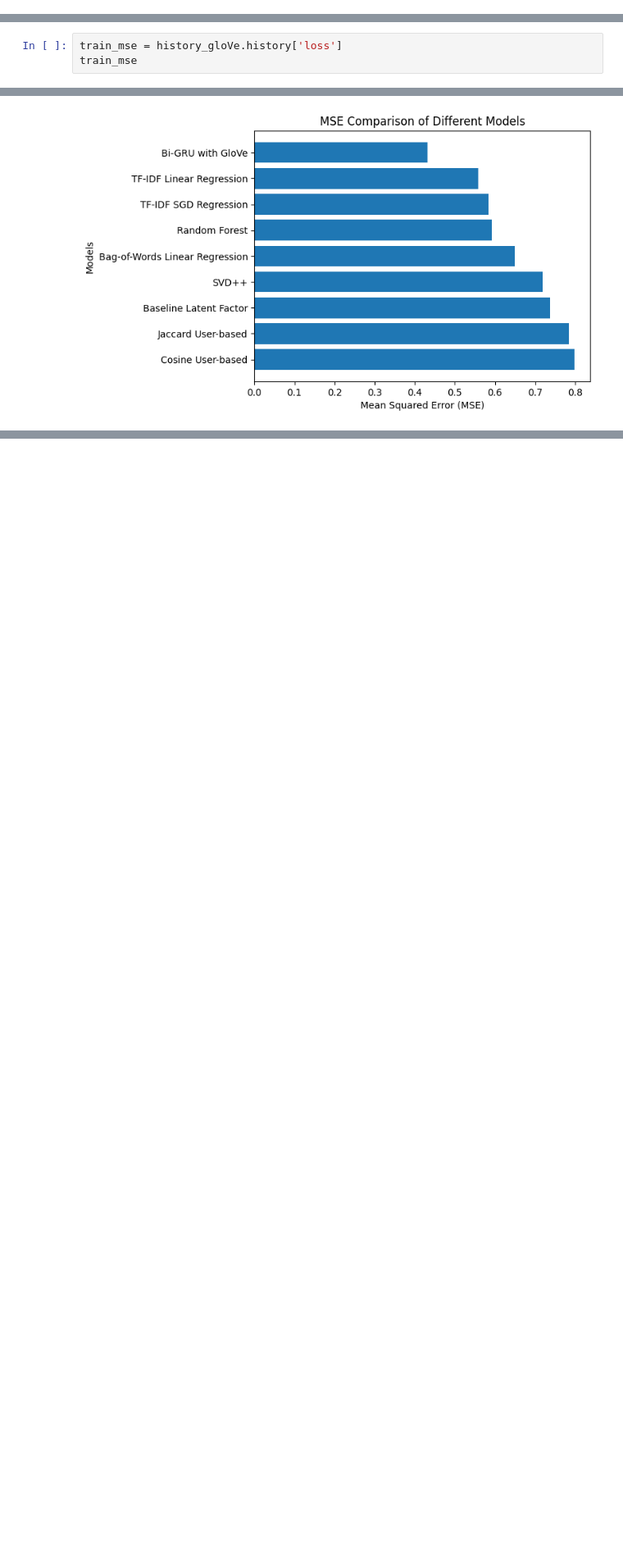
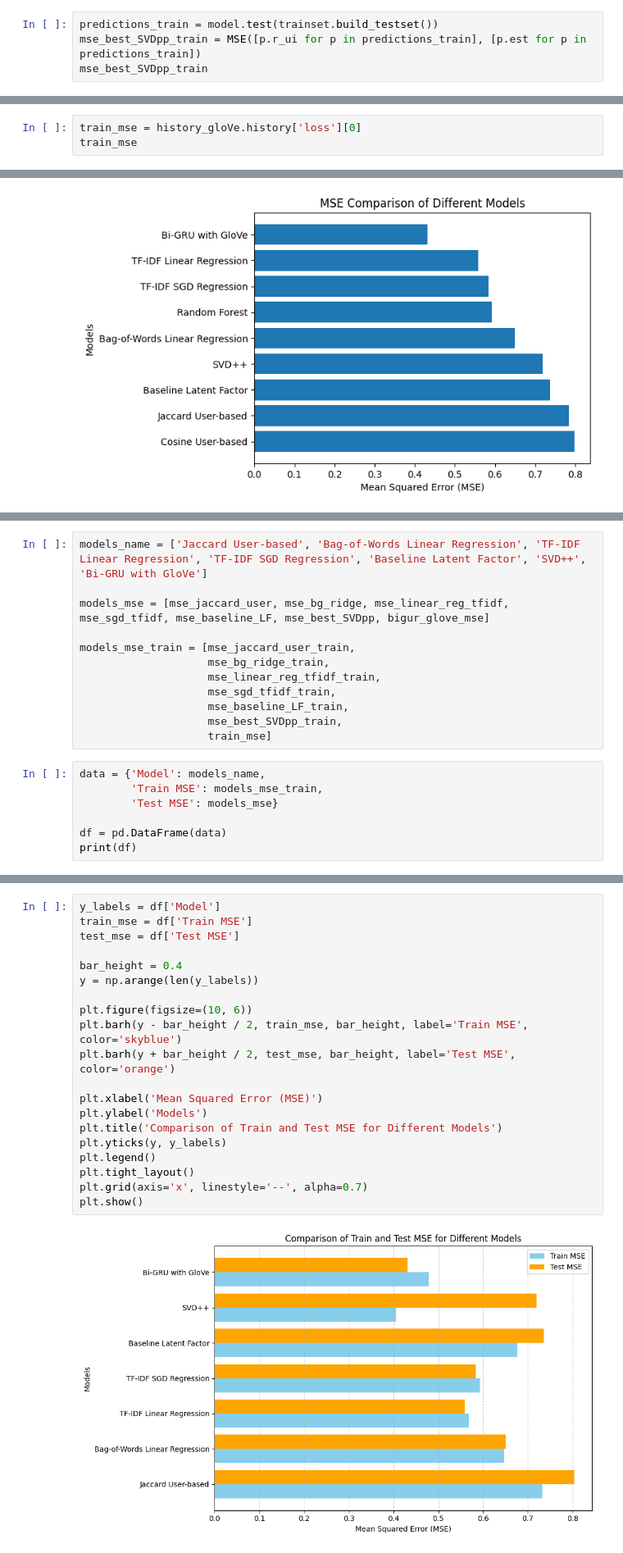
Before and after one commit to SamuelKao/HawaiiGoogleReview, a Jupyter notebook: assignment2.ipynb, the cells around one changed output, grey strips where cells are left out. Shown: that part at 82% size. Cells and saved outputs as stored; diff of their text form; blank space fills up the shorter version.

```diff
--- a/assignment2.ipynb
+++ b/assignment2.ipynb
@@ -783,0 +816,4 @@ Test MSE: 0.7195678523950972
+# %%
+predictions_train = model.test(trainset.build_testset())
+mse_best_SVDpp_train = MSE([p.r_ui for p in predictions_train], [p.est for p in predictions_train])
+mse_best_SVDpp_train
@@ -911,6 +949,6 @@ history_gloVe = model_gloVe.fit(X_train, y_train,
 # %% [output]
 19430/19430 ━━━━━━━━━━━━━━━━━━━━ 1249s 64ms/step - loss: 0.5729 - mae: 0.5332 - val_loss: 0.4310 - val_mae: 0.4749
 # %%
-train_mse = history_gloVe.history['loss']
+train_mse = history_gloVe.history['loss'][0]
 train_mse
 # %% [output]
@@ -947,0 +996,19 @@ plt.show()
+# %%
+models_name = ['Jaccard User-based', 'Bag-of-Words Linear Regression', 'TF-IDF Linear Regression', 'TF-IDF SGD Regression', 'Baseline Latent Factor', 'SVD++', 'Bi-GRU with GloVe']
+
+models_mse = [mse_jaccard_user, mse_bg_ridge, mse_linear_reg_tfidf, mse_sgd_tfidf, mse_baseline_LF, mse_best_SVDpp, bigur_glove_mse]
+
+models_mse_train = [mse_jaccard_user_train,
+                    mse_bg_ridge_train,
+                    mse_linear_reg_tfidf_train,
+                    mse_sgd_tfidf_train,
+                    mse_baseline_LF_train,
+                    mse_best_SVDpp_train,
+                    train_mse]
+# %%
+data = {'Model': models_name,
+        'Train MSE': models_mse_train,
+        'Test MSE': models_mse}
+
+df = pd.DataFrame(data)
+print(df)
@@ -947,0 +1024,22 @@ plt.show()
+# %%
+y_labels = df['Model']
+train_mse = df['Train MSE']
+test_mse = df['Test MSE']
+
+bar_height = 0.4
+y = np.arange(len(y_labels))
+
+plt.figure(figsize=(10, 6))
+plt.barh(y - bar_height / 2, train_mse, bar_height, label='Train MSE', color='skyblue')
+plt.barh(y + bar_height / 2, test_mse, bar_height, label='Test MSE', color='orange')
+
+plt.xlabel('Mean Squared Error (MSE)')
+plt.ylabel('Models')
+plt.title('Comparison of Train and Test MSE for Different Models')
+plt.yticks(y, y_labels)
+plt.legend()
+plt.tight_layout()
+plt.grid(axis='x', linestyle='--', alpha=0.7)
+plt.show()
+# %% [output]
+[figure, added]
```
Also changed, not shown: parts of 20 cells of this notebook.
